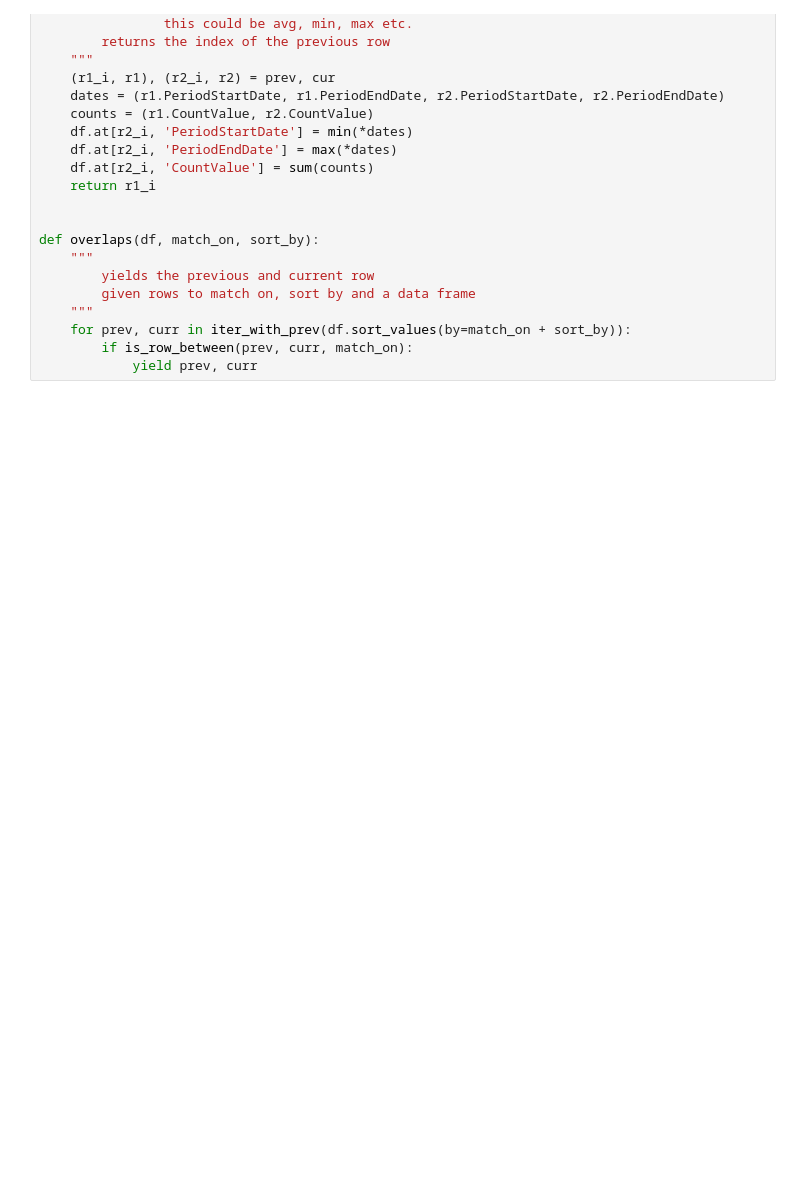
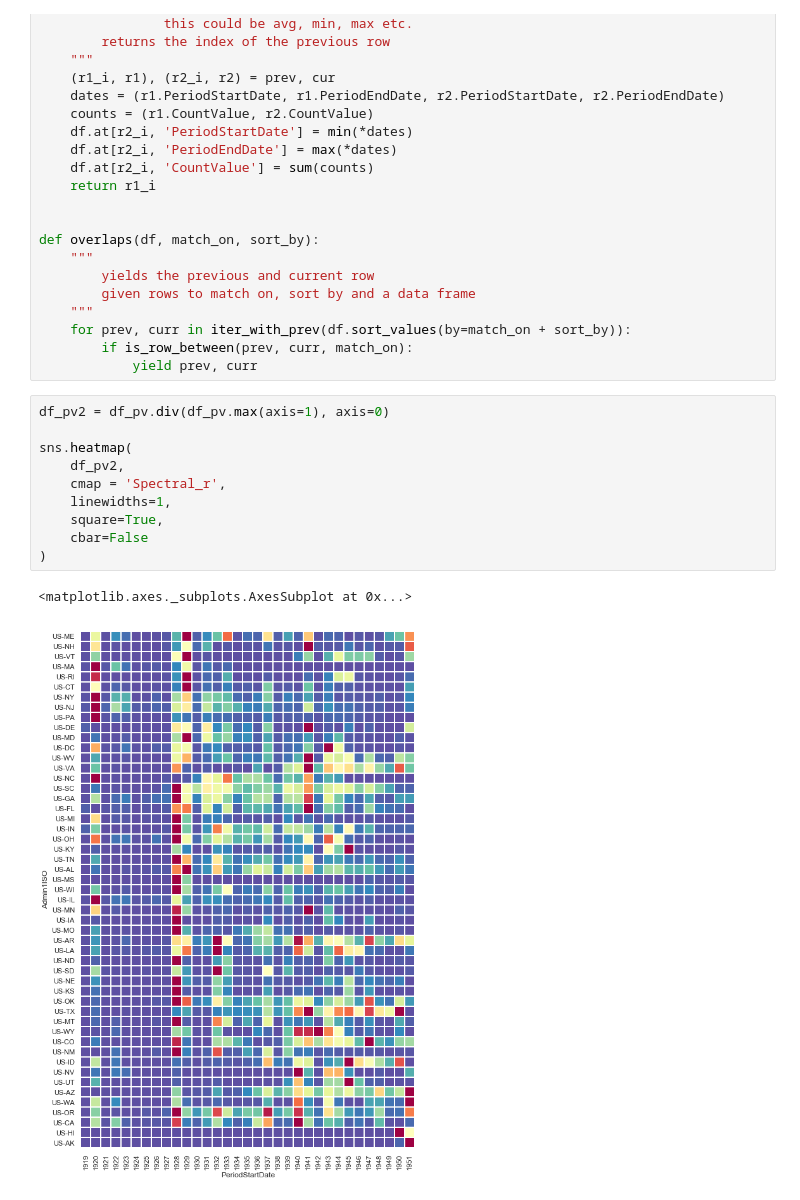
Before and after one commit to parthpatel1001/tycho_influenza, a Jupyter notebook: influenza_visualization.ipynb, the cells around one changed output. Drawn from its saved outputs; the diff is of its cells as text; blank space fills up the shorter version.

```diff
--- a/influenza_visualization.ipynb
+++ b/influenza_visualization.ipynb
@@ -297,3 +297,16 @@ def overlaps(df, match_on, sort_by):
     for prev, curr in iter_with_prev(df.sort_values(by=match_on + sort_by)):
         if is_row_between(prev, curr, match_on):
             yield prev, curr
+# %%
+df_pv2 = df_pv.div(df_pv.max(axis=1), axis=0)
+
+sns.heatmap(
+    df_pv2,
+    cmap = 'Spectral_r',
+    linewidths=1,
+    square=True,
+    cbar=False
+)
+# %% [output]
+<matplotlib.axes._subplots.AxesSubplot at 0x...>
+[figure, added]
```
Also changed, not shown: parts of 5 cells of this notebook.
